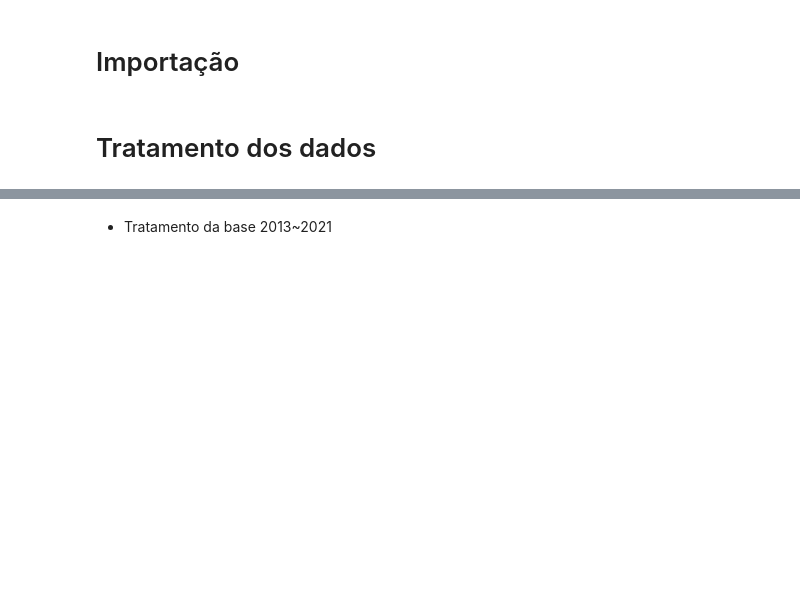
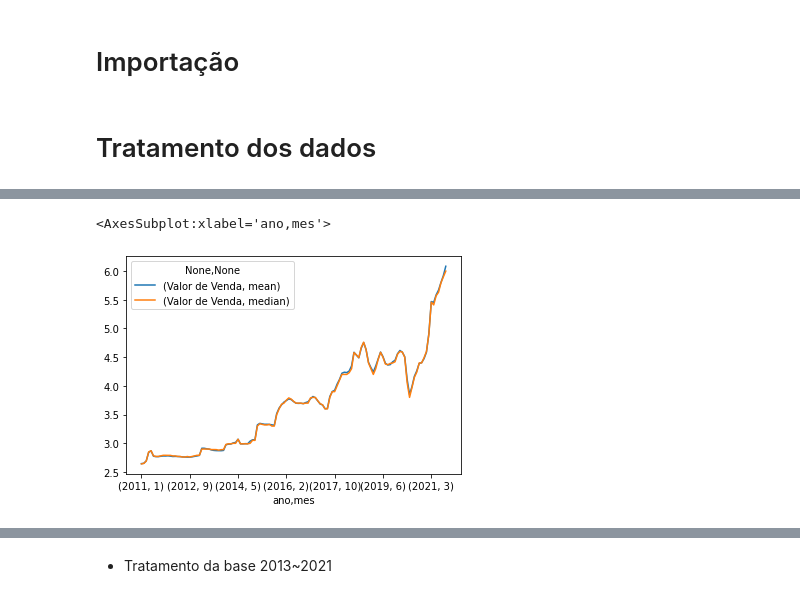
Before and after one commit to ednaelxd/residencia, a Jupyter notebook: desenvolvimento.ipynb, the cells around one changed output, grey strips where cells are left out. Cells and saved outputs as stored; diff of their text form; code cells hidden in the pictures; blank space fills up the shorter version.

```diff
--- a/desenvolvimento.ipynb
+++ b/desenvolvimento.ipynb
@@ -99,0 +136,6 @@ def_gasAntes[def_gasAntes['media_mes']!=0]
+# %%
+from matplotlib import pyplot as plt
+resumo_gas.plot()
+# %% [output]
+<AxesSubplot:xlabel='ano,mes'>
+[figure, added]
```
Also changed, not shown: parts of 39 cells of this notebook.
